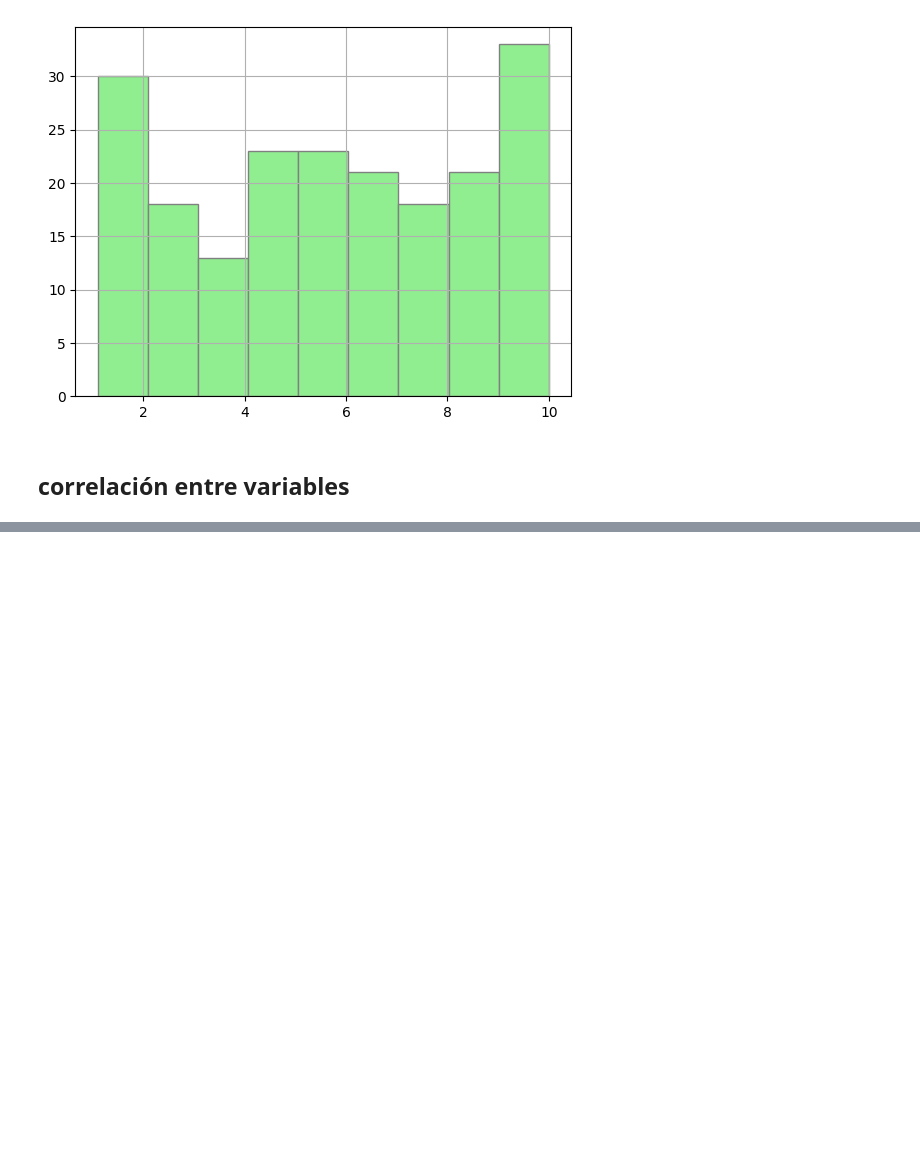
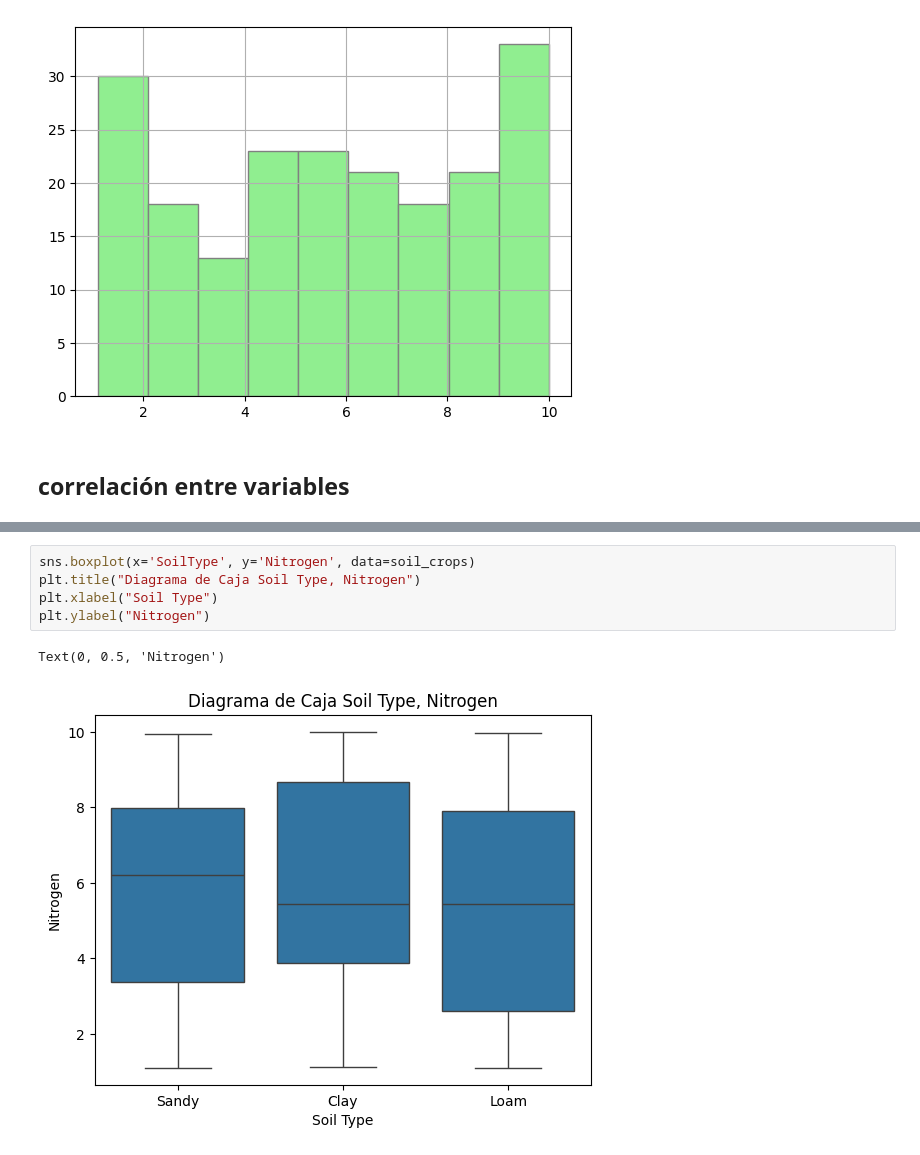
Before and after one commit to amnzmj/analisis-de-datos, a Jupyter notebook: tercer parcial/Crop Classification Based on Soil Type.ipynb, the cells around one changed output, grey strips where cells are left out. Drawn from its saved outputs; the diff is of its cells as text; blank space fills up the shorter version.

```diff
--- a/tercer parcial/Crop Classification Based on Soil Type.ipynb
+++ b/tercer parcial/Crop Classification Based on Soil Type.ipynb
@@ -126,0 +153,8 @@ soil_crops['Nitrogen'].hist(bins=9, color='lightgreen', edgecolor='gray')
+# %%
+sns.boxplot(x='SoilType', y='Nitrogen', data=soil_crops)
+plt.title("Diagrama de Caja Soil Type, Nitrogen")
+plt.xlabel("Soil Type")
+plt.ylabel("Nitrogen")
+# %% [output]
+Text(0, 0.5, 'Nitrogen')
+[figure, added]
```
Also changed, not shown: parts of 9 cells of this notebook.
